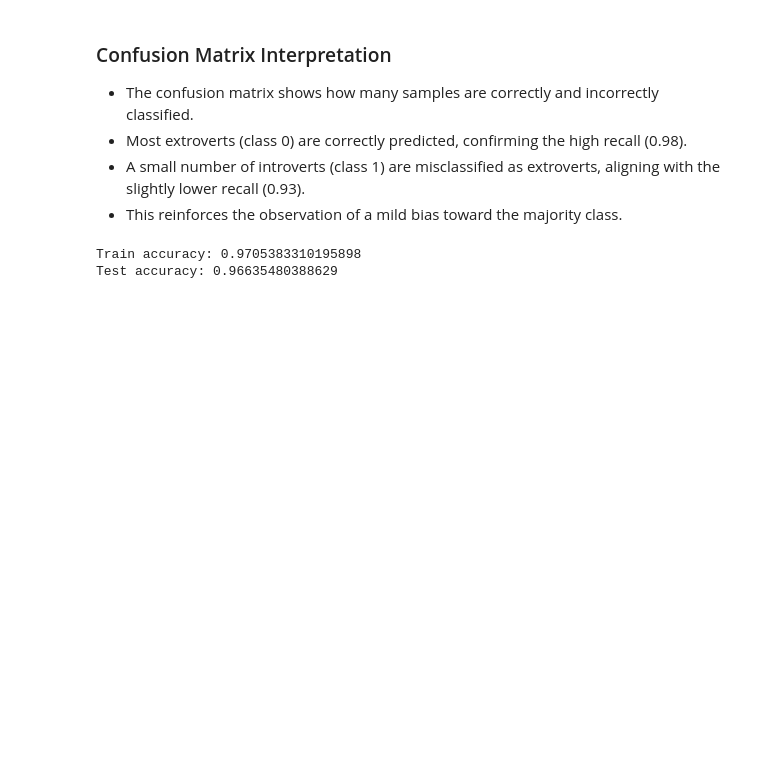
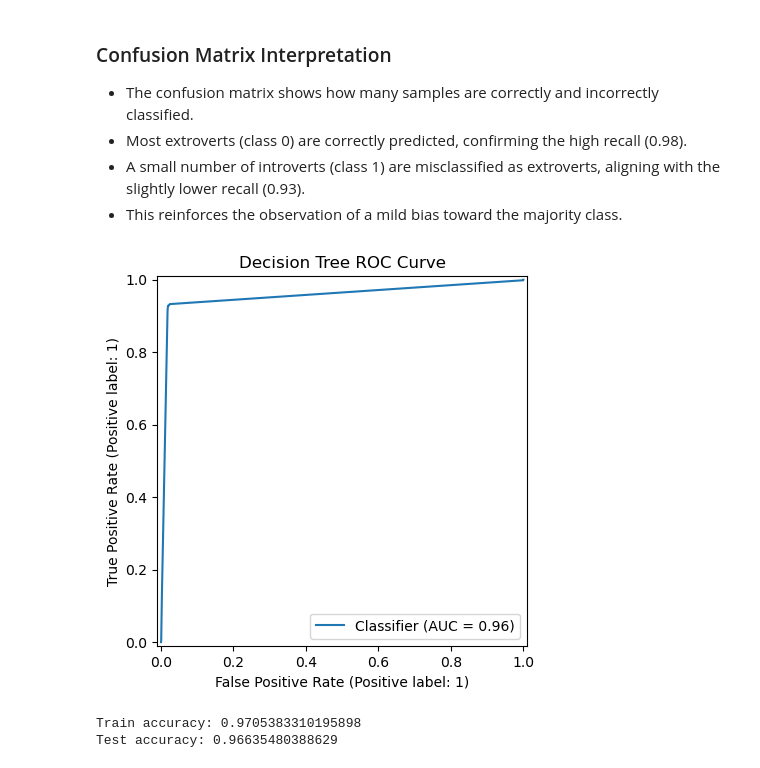
Before and after one commit to CzikaS/Predict_Introverts_From_Extroverts, a Jupyter notebook: notebooks/modeling/01_decision_tree.ipynb, the cells around one changed output. Saved outputs shown, nothing was run; the diff lists cells and outputs as text; code cells hidden in the pictures; blank space fills up the shorter version.

```diff
--- a/notebooks/modeling/01_decision_tree.ipynb
+++ b/notebooks/modeling/01_decision_tree.ipynb
@@ -36,9 +36,11 @@ clf.fit(X_train, y_train)
 
 # 4. Make predictions on the test set
 y_pred = clf.predict(X_test)
+y_prob = clf.predict_proba(X_test)[:,1]
 
 # 5. Evaluate the results
 print("Accuracy:", accuracy_score(y_test, y_pred))
+print("ROC AUC Score:", roc_auc_score(y_test,y_prob))
 print("\nClassification Report:\n", classification_report(y_test, y_pred))
 # %% [output]
 Accuracy: 0.96635480388629
@@ -87,6 +90,12 @@ plt.show()
 - Most extroverts (class 0) are correctly predicted, confirming the high recall (0.98).
 - A small number of introverts (class 1) are misclassified as extroverts, aligning with the slightly lower recall (0.93).
 - This reinforces the observation of a mild bias toward the majority class.
+# %%
+RocCurveDisplay.from_predictions(y_test, y_prob)
+plt.title("Decision Tree ROC Curve")
+plt.show()
+# %% [output]
+[figure, added]
 # %%
 print("Train accuracy:", clf.score(X_train, y_train))
 print("Test accuracy:", clf.score(X_test, y_test))
```
Also changed, not shown: parts of 5 cells of this notebook.
